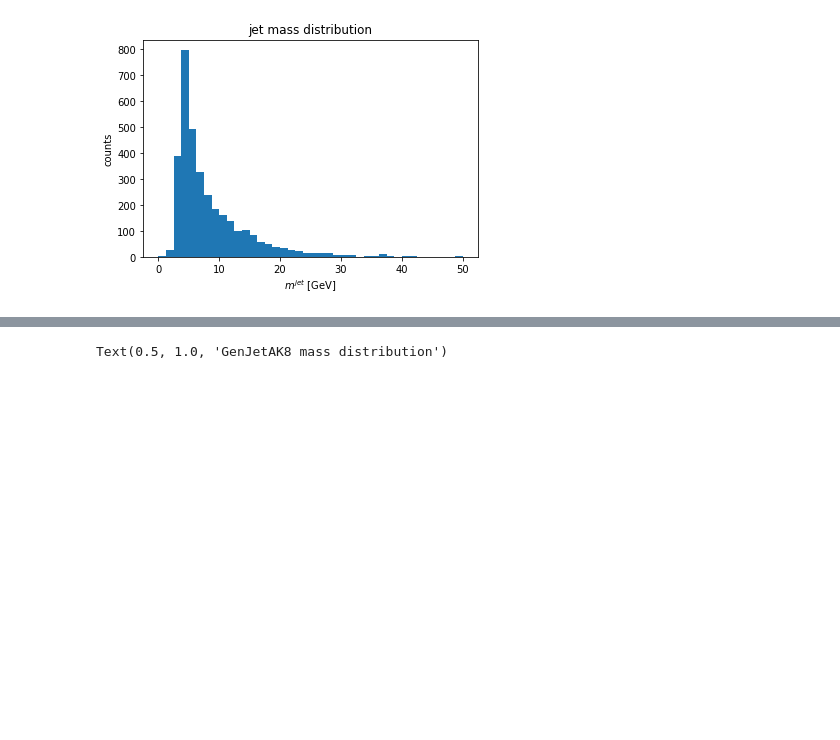
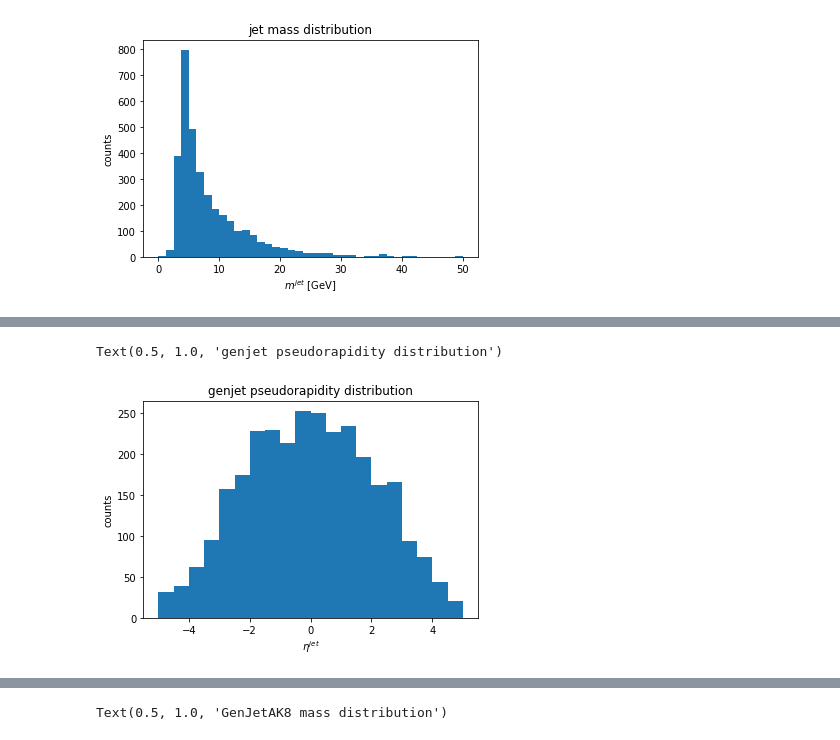
Before and after one commit to rdelliga/coffea, a Jupyter notebook: WPLEPWMHADjj_plot.ipynb, the cells around one changed output, grey strips where cells are left out. Saved outputs shown, nothing was run; the diff lists cells and outputs as text; code cells hidden in the pictures; blank space fills up the shorter version.

```diff
--- a/WPLEPWMHADjj_plot.ipynb
+++ b/WPLEPWMHADjj_plot.ipynb
@@ -120,0 +154,12 @@ Text(0.5, 1.0, 'jet mass distribution')
+# %%
+#Take the genjet pseudorapidity and plot its histogram
+gjeta = events.GenJet.eta
+plt.hist(ak.flatten(gjeta), bins=20, range=[-5,5], label="$\eta^{j}$ [GeV]")
+#previous line: you have to flatten the awkward array because its size is ambiguous due to variable-length arrays
+plt.xlabel("$\eta^{jet}$")
+plt.ylabel("counts")
+plt.title("genjet pseudorapidity distribution")
+#plt.legend()
+# %% [output]
+Text(0.5, 1.0, 'genjet pseudorapidity distribution')
+[figure, added]
```
Also changed, not shown: parts of 15 cells of this notebook.
